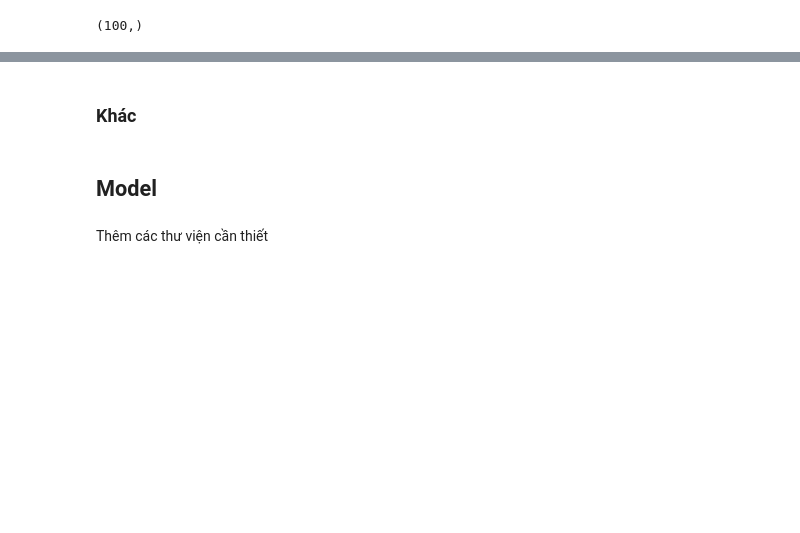
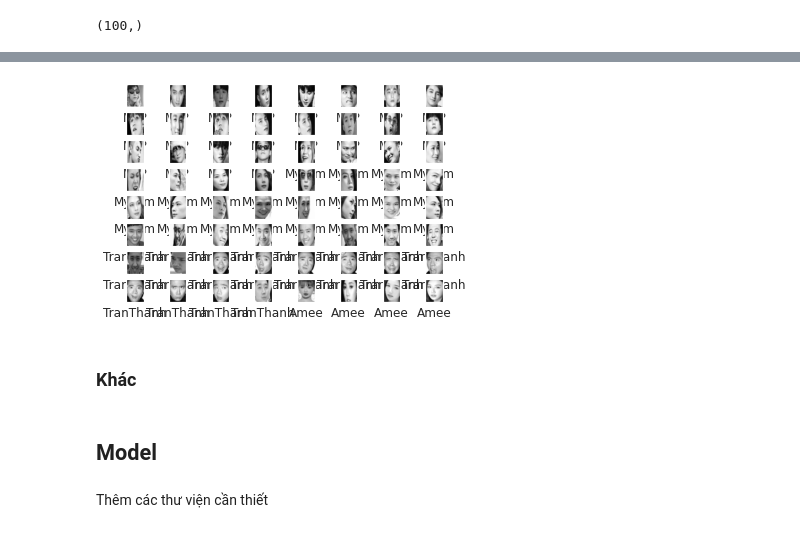
Before and after one commit to kangdoung/CS114.K21, a Jupyter notebook: Do_an_cuoi_ky/Classify_face_celeb_svc_and_cnn.ipynb, the cells around one changed output, grey strips where cells are left out. Cells and saved outputs as stored; diff of their text form; code cells hidden in the pictures; blank space fills up the shorter version.

```diff
--- a/Do_an_cuoi_ky/Classify_face_celeb_svc_and_cnn.ipynb
+++ b/Do_an_cuoi_ky/Classify_face_celeb_svc_and_cnn.ipynb
@@ -79,3 +95,12 @@ label_test.shape
+# %%
+#display test images and labels to make sure they lineup correctly
+fig, ax = plt.subplots(8, 8)
+for i, axi in enumerate(ax.flat):
+    axi.imshow(Images_test[i], cmap='gray')
+    axi.set(xticks=[], yticks=[],
+            xlabel=label_test[i])
+# %% [output]
+[figure, added]
 # %% [markdown]
 ### Khác
 # %%
```
Also changed, not shown: parts of 13 cells of this notebook.
